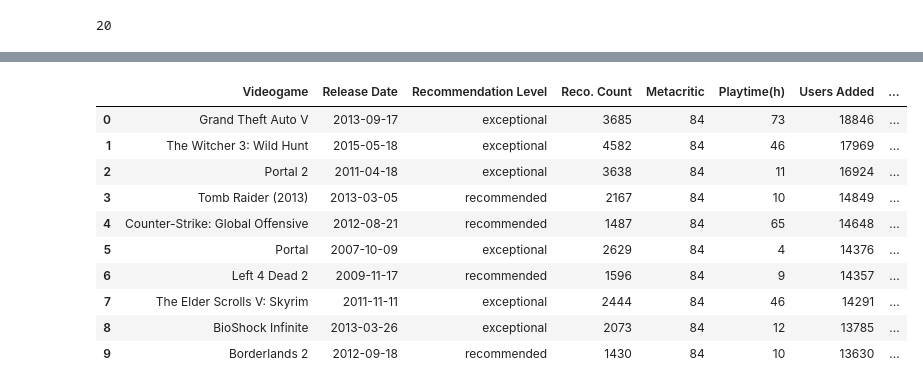
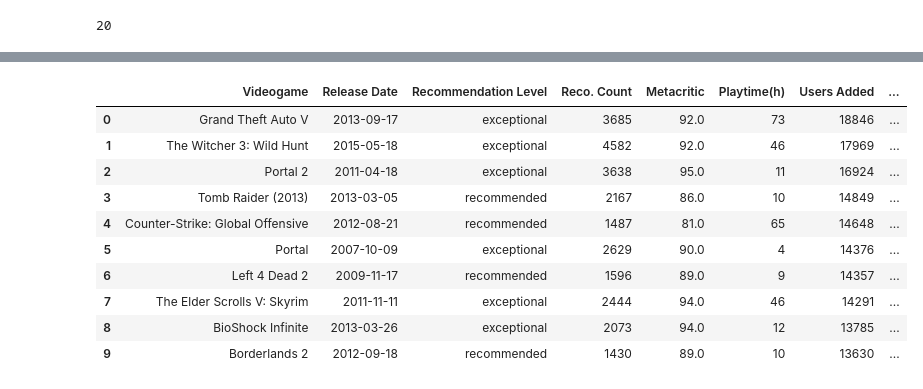
Before and after one commit to candidamg/Project_1, a Jupyter notebook: project.ipynb, the cells around one changed output, grey strips where cells are left out. Drawn from its saved outputs; the diff is of its cells as text; code cells hidden in the pictures.

Commit message:
dataframe working

```diff
--- a/project.ipynb
+++ b/project.ipynb
@@ -198,32 +198,32 @@ for results in total_results:
 # %%
 # Create dataframe
 videogames_df = pd.DataFrame({
     'Videogame': game_name,
     'Release Date': release_date,
     'Recommendation Level': recommendation,
     'Reco. Count': count_recommendation,
-    'Metacritic': metacritic,
+    'Metacritic': metacritic_data,
     'Playtime(h)': playtime,
     'Users Added': users_added,
     'Users Own': game_owned,
     'Genres': genres,
     'Latest Update': latest_update
 })
 
 ## Align dataframe to the left BUT unable to use .head()
 # videogames_df = df.style.set_properties(**{'text-align': 'left'})
 
 # display dataframe
 videogames_df.head(10)
 # %% [output]
 |  | Videogame | Release Date | Recommendation Level | Reco. Count | Metacritic | Playtime(h) | Users Added | ... |
-| 0 | Grand Theft Auto V | 2013-09-17 | exceptional | 3685 | 84 | 73 | 18846 | ... |
-| 1 | The Witcher 3: Wild Hunt | 2015-05-18 | exceptional | 4582 | 84 | 46 | 17969 | ... |
-| 2 | Portal 2 | 2011-04-18 | exceptional | 3638 | 84 | 11 | 16924 | ... |
-| 3 | Tomb Raider (2013) | 2013-03-05 | recommended | 2167 | 84 | 10 | 14849 | ... |
-| 4 | Counter-Strike: Global Offensive | 2012-08-21 | recommended | 1487 | 84 | 65 | 14648 | ... |
-| 5 | Portal | 2007-10-09 | exceptional | 2629 | 84 | 4 | 14376 | ... |
-| 6 | Left 4 Dead 2 | 2009-11-17 | recommended | 1596 | 84 | 9 | 14357 | ... |
-| 7 | The Elder Scrolls V: Skyrim | 2011-11-11 | exceptional | 2444 | 84 | 46 | 14291 | ... |
-| 8 | BioShock Infinite | 2013-03-26 | exceptional | 2073 | 84 | 12 | 13785 | ... |
-| 9 | Borderlands 2 | 2012-09-18 | recommended | 1430 | 84 | 10 | 13630 | ... |
+| 0 | Grand Theft Auto V | 2013-09-17 | exceptional | 3685 | 92.0 | 73 | 18846 | ... |
+| 1 | The Witcher 3: Wild Hunt | 2015-05-18 | exceptional | 4582 | 92.0 | 46 | 17969 | ... |
+| 2 | Portal 2 | 2011-04-18 | exceptional | 3638 | 95.0 | 11 | 16924 | ... |
+| 3 | Tomb Raider (2013) | 2013-03-05 | recommended | 2167 | 86.0 | 10 | 14849 | ... |
+| 4 | Counter-Strike: Global Offensive | 2012-08-21 | recommended | 1487 | 81.0 | 65 | 14648 | ... |
+| 5 | Portal | 2007-10-09 | exceptional | 2629 | 90.0 | 4 | 14376 | ... |
+| 6 | Left 4 Dead 2 | 2009-11-17 | recommended | 1596 | 89.0 | 9 | 14357 | ... |
+| 7 | The Elder Scrolls V: Skyrim | 2011-11-11 | exceptional | 2444 | 94.0 | 46 | 14291 | ... |
+| 8 | BioShock Infinite | 2013-03-26 | exceptional | 2073 | 94.0 | 12 | 13785 | ... |
+| 9 | Borderlands 2 | 2012-09-18 | recommended | 1430 | 89.0 | 10 | 13630 | ... |
```
